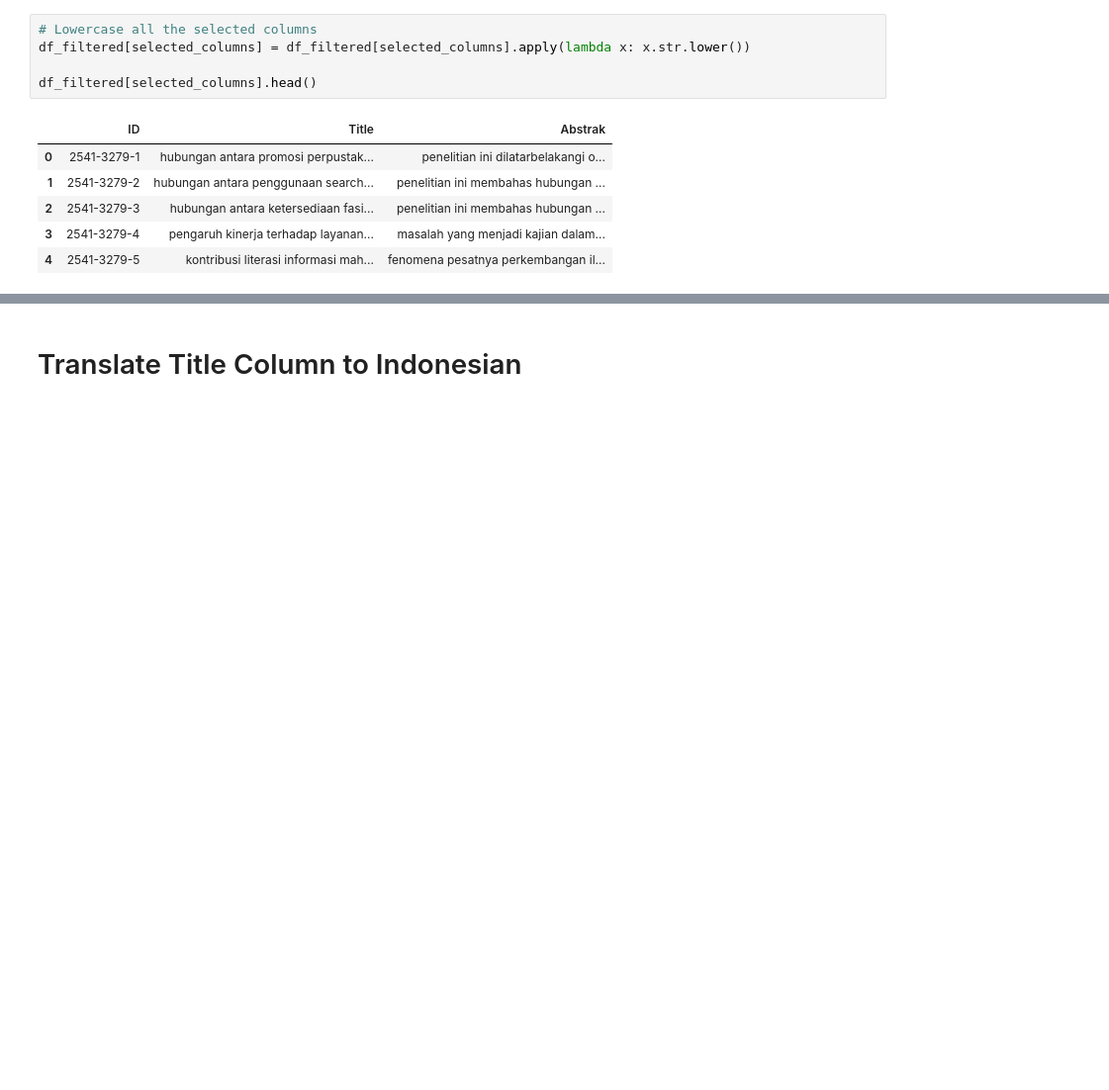
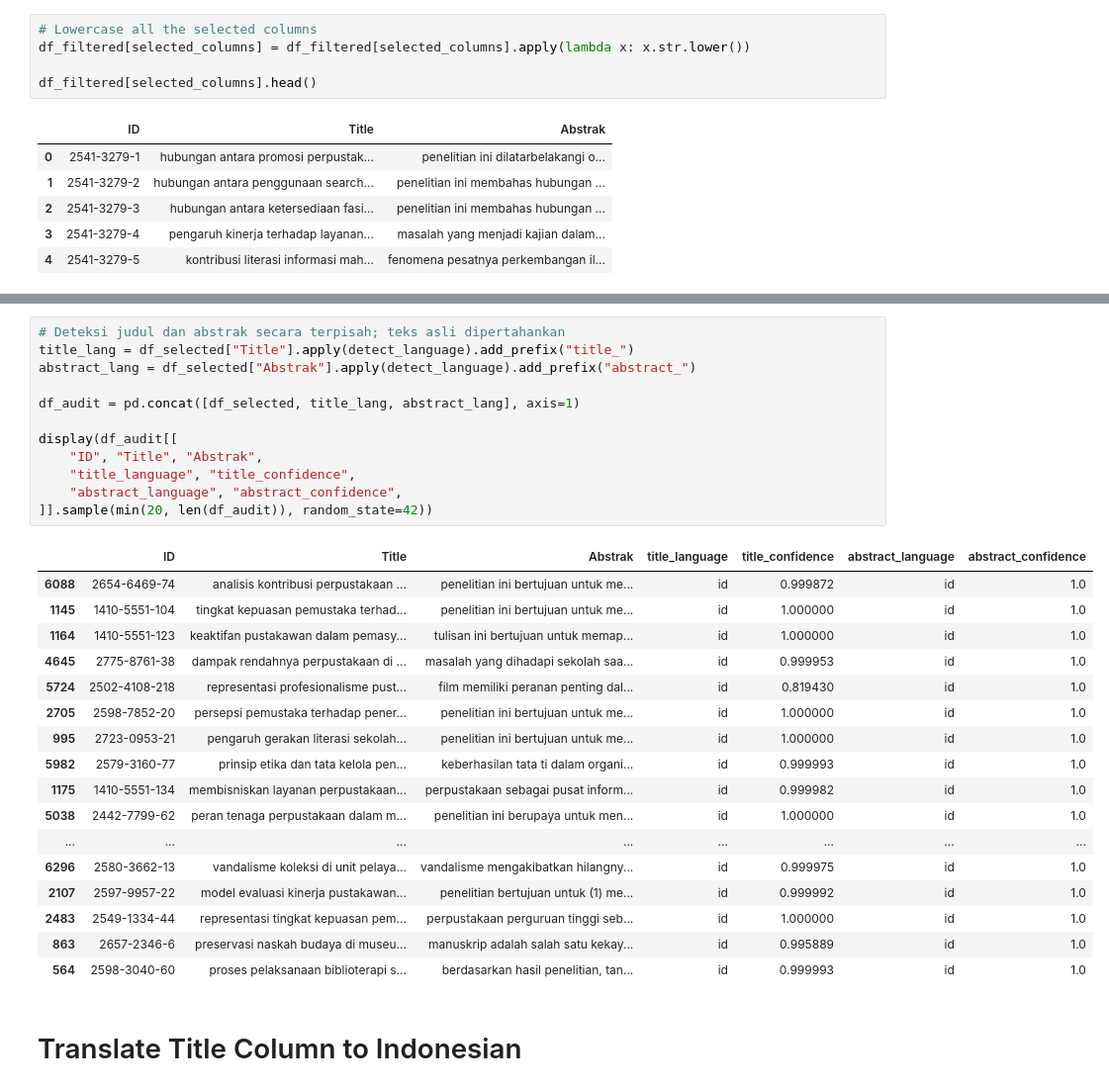
Before and after one commit to UrayMR/article-retrieval, a Jupyter notebook: src/app/notebooks/01_preparing_dataset.ipynb, the cells around one changed output, grey strips where cells are left out. Shown at 99% size. Saved outputs shown, nothing was run; the diff lists cells and outputs as text; blank space fills up the shorter version.

```diff
--- a/src/app/notebooks/01_preparing_dataset.ipynb
+++ b/src/app/notebooks/01_preparing_dataset.ipynb
@@ -103,2 +158,32 @@ df_filtered[selected_columns].head()
+# %%
+# Deteksi judul dan abstrak secara terpisah; teks asli dipertahankan
+title_lang = df_selected["Title"].apply(detect_language).add_prefix("title_")
+abstract_lang = df_selected["Abstrak"].apply(detect_language).add_prefix("abstract_")
+
+df_audit = pd.concat([df_selected, title_lang, abstract_lang], axis=1)
+
+display(df_audit[[
+    "ID", "Title", "Abstrak",
+    "title_language", "title_confidence",
+    "abstract_language", "abstract_confidence",
+]].sample(min(20, len(df_audit)), random_state=42))
+# %% [output]
+|  | ID | Title | Abstrak | title_language | title_confidence | abstract_language | abstract_confidence |
+| 6088 | 2654-6469-74 | analisis kontribusi perpustakaan ... | penelitian ini bertujuan untuk me... | id | 0.999872 | id | 1.0 |
+| 1145 | 1410-5551-104 | tingkat kepuasan pemustaka terhad... | penelitian ini bertujuan untuk me... | id | 1.000000 | id | 1.0 |
+| 1164 | 1410-5551-123 | keaktifan pustakawan dalam pemasy... | tulisan ini bertujuan untuk memap... | id | 1.000000 | id | 1.0 |
+| 4645 | 2775-8761-38 | dampak rendahnya perpustakaan di ... | masalah yang dihadapi sekolah saa... | id | 0.999953 | id | 1.0 |
+| 5724 | 2502-4108-218 | representasi profesionalisme pust... | film memiliki peranan penting dal... | id | 0.819430 | id | 1.0 |
+| 2705 | 2598-7852-20 | persepsi pemustaka terhadap pener... | penelitian ini bertujuan untuk me... | id | 1.000000 | id | 1.0 |
+| 995 | 2723-0953-21 | pengaruh gerakan literasi sekolah... | penelitian ini bertujuan untuk me... | id | 1.000000 | id | 1.0 |
+| 5982 | 2579-3160-77 | prinsip etika dan tata kelola pen... | keberhasilan tata ti dalam organi... | id | 0.999993 | id | 1.0 |
+| 1175 | 1410-5551-134 | membisniskan layanan perpustakaan... | perpustakaan sebagai pusat inform... | id | 0.999982 | id | 1.0 |
+| 5038 | 2442-7799-62 | peran tenaga perpustakaan dalam m... | penelitian ini berupaya untuk men... | id | 1.000000 | id | 1.0 |
+| ... | ... | ... | ... | ... | ... | ... | ... |
+| 6296 | 2580-3662-13 | vandalisme koleksi di unit pelaya... | vandalisme mengakibatkan hilangny... | id | 0.999975 | id | 1.0 |
+| 2107 | 2597-9957-22 | model evaluasi kinerja pustakawan... | penelitian bertujuan untuk (1) me... | id | 0.999992 | id | 1.0 |
+| 2483 | 2549-1334-44 | representasi tingkat kepuasan pem... | perpustakaan perguruan tinggi seb... | id | 1.000000 | id | 1.0 |
+| 863 | 2657-2346-6 | preservasi naskah budaya di museu... | manuskrip adalah salah satu kekay... | id | 0.995889 | id | 1.0 |
+| 564 | 2598-3040-60 | proses pelaksanaan biblioterapi s... | berdasarkan hasil penelitian, tan... | id | 0.999993 | id | 1.0 |
 # %% [markdown]
 # Translate Title Column to Indonesian
```
Also changed, not shown: parts of 6 cells of this notebook, 1 other file.
